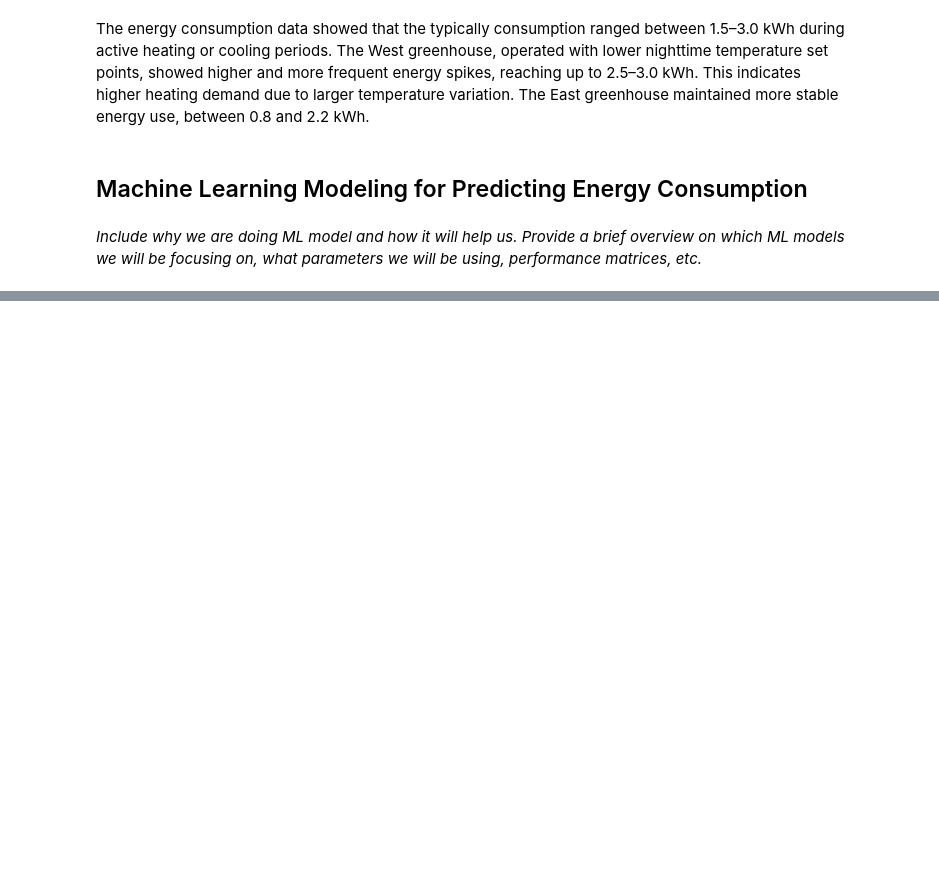
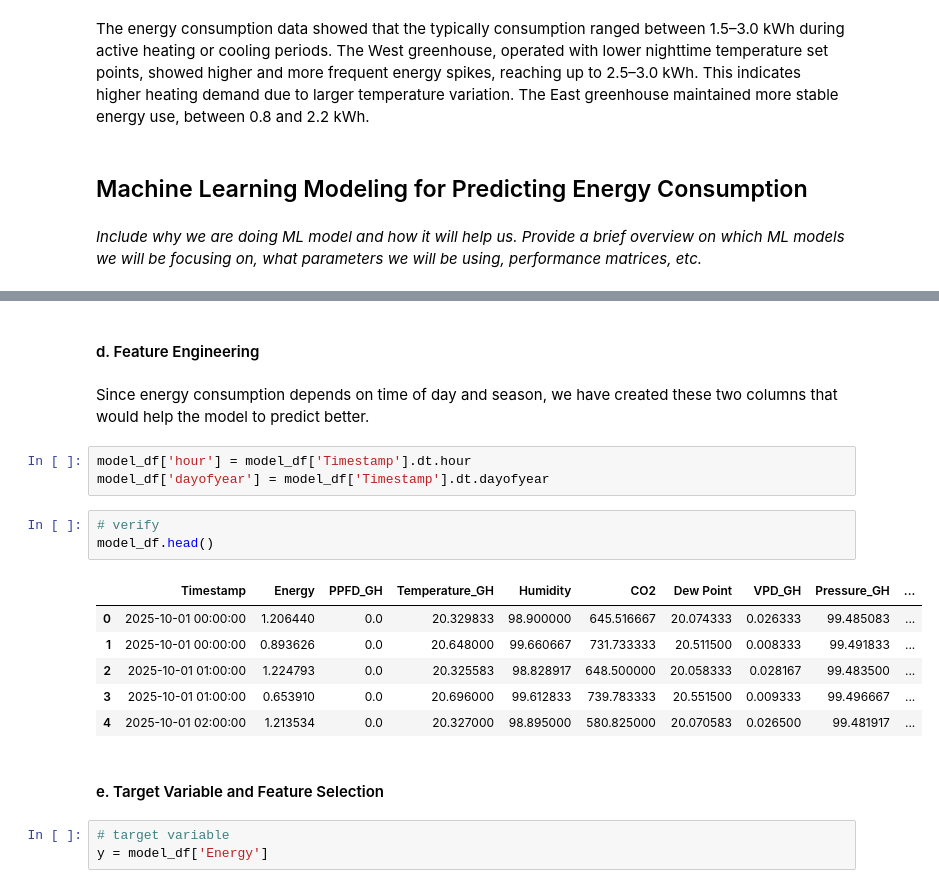
Before and after one commit to nnineeight/py4eda-project, a Jupyter notebook: notebooks/greenhouse_eda_ml.ipynb, the cells around one changed output, grey strips where cells are left out. Drawn from its saved outputs; the diff is of its cells as text; blank space fills up the shorter version.

```diff
--- a/notebooks/greenhouse_eda_ml.ipynb
+++ b/notebooks/greenhouse_eda_ml.ipynb
@@ -733,0 +861,22 @@ _Include why we are doing ML model and how it will help us. Provide a brief over
+# %% [markdown]
+#### d. Feature Engineering
+# %% [markdown]
+Since energy consumption depends on time of day and season, we have created these two columns that would help the model to predict better.
+# %%
+model_df['hour'] = model_df['Timestamp'].dt.hour
+model_df['dayofyear'] = model_df['Timestamp'].dt.dayofyear
+# %%
+# verify
+model_df.head()
+# %% [output]
+|  | Timestamp | Energy | PPFD_GH | Temperature_GH | Humidity | CO2 | Dew Point | VPD_GH | Pressure_GH | ... |
+| 0 | 2025-10-01 00:00:00 | 1.206440 | 0.0 | 20.329833 | 98.900000 | 645.516667 | 20.074333 | 0.026333 | 99.485083 | ... |
+| 1 | 2025-10-01 00:00:00 | 0.893626 | 0.0 | 20.648000 | 99.660667 | 731.733333 | 20.511500 | 0.008333 | 99.491833 | ... |
+| 2 | 2025-10-01 01:00:00 | 1.224793 | 0.0 | 20.325583 | 98.828917 | 648.500000 | 20.058333 | 0.028167 | 99.483500 | ... |
+| 3 | 2025-10-01 01:00:00 | 0.653910 | 0.0 | 20.696000 | 99.612833 | 739.783333 | 20.551500 | 0.009333 | 99.496667 | ... |
+| 4 | 2025-10-01 02:00:00 | 1.213534 | 0.0 | 20.327000 | 98.895000 | 580.825000 | 20.070583 | 0.026500 | 99.481917 | ... |
+# %% [markdown]
+#### e. Target Variable and Feature Selection
+# %%
+# target variable
+y = model_df['Energy']
```
Also changed, not shown: parts of 43 cells of this notebook.
